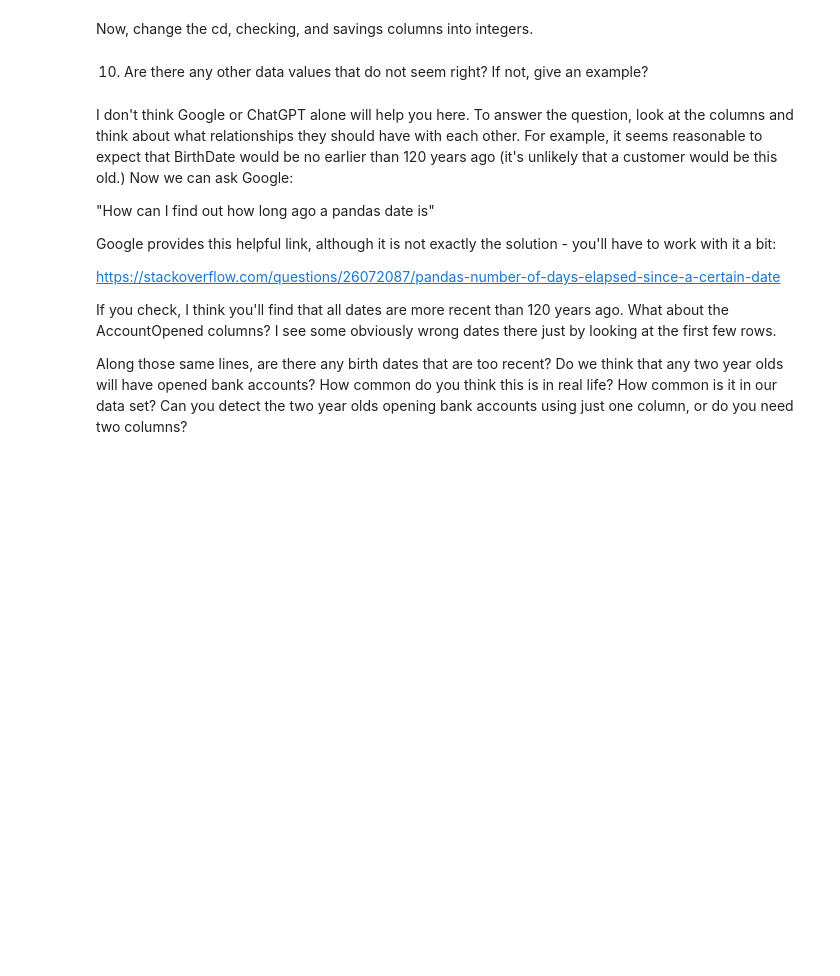
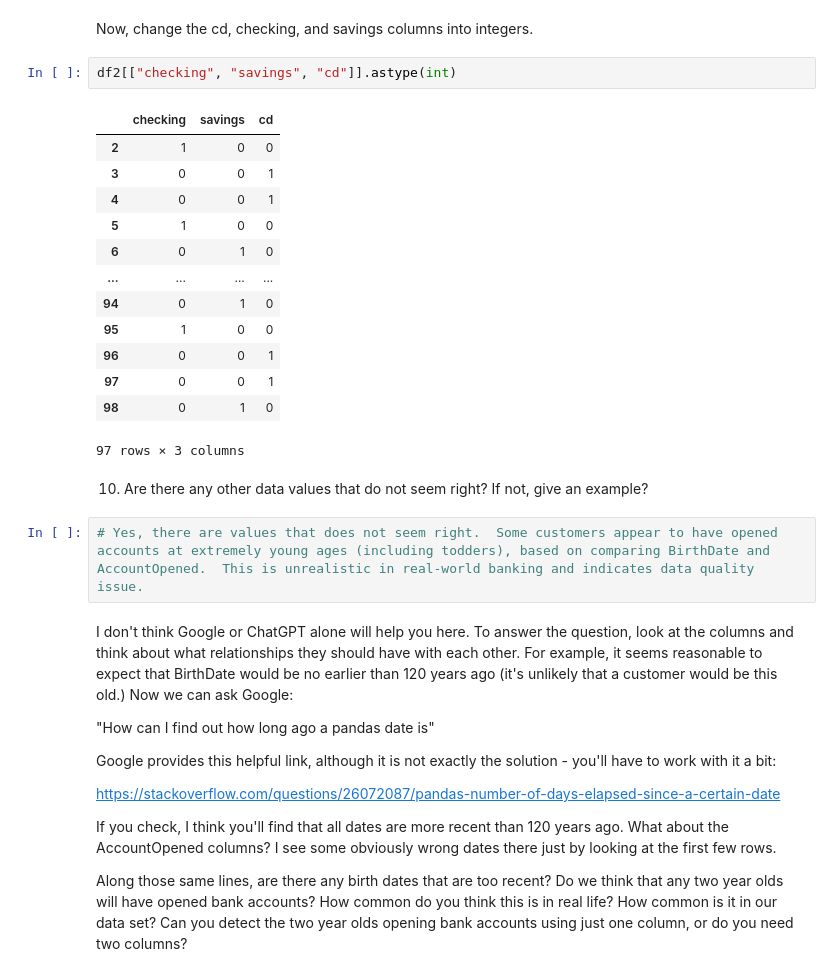
Before and after one commit to Ian123Ian595/Module-B-semester-2, a Jupyter notebook: Week1.ipynb, the cells around one changed output. Drawn from its saved outputs; the diff is of its cells as text; blank space fills up the shorter version.

```diff
--- a/Week1.ipynb
+++ b/Week1.ipynb
@@ -383,7 +388,25 @@ NameError: name 'df1' is not defined
 # %% [markdown]
 Now, change the cd, checking, and savings columns into integers.
+# %%
+df2[["checking", "savings", "cd"]].astype(int)
+# %% [output]
+|  | checking | savings | cd |
+| 2 | 1 | 0 | 0 |
+| 3 | 0 | 0 | 1 |
+| 4 | 0 | 0 | 1 |
+| 5 | 1 | 0 | 0 |
+| 6 | 0 | 1 | 0 |
+| ... | ... | ... | ... |
+| 94 | 0 | 1 | 0 |
+| 95 | 1 | 0 | 0 |
+| 96 | 0 | 0 | 1 |
+| 97 | 0 | 0 | 1 |
+| 98 | 0 | 1 | 0 |
+97 rows × 3 columns
 # %% [markdown]
 10. Are there any other data values that do not seem right?  If not, give an example?
+# %%
+# Yes, there are values that does not seem right.  Some customers appear to have opened accounts at extremely young ages (including todders), based on comparing BirthDate and AccountOpened.  This is unrealistic in real-world banking and indicates data quality issue.
 # %% [markdown]
 I don't think Google or ChatGPT alone will help you here.  To answer the question, look at the columns and think about what relationships they should have with each other.  For example, it seems reasonable to expect that BirthDate would be no earlier than 120 years ago (it's unlikely that a customer would be this old.)  Now we can ask Google:
 
```
Also changed, not shown: parts of 3 cells of this notebook, 11 other files.
